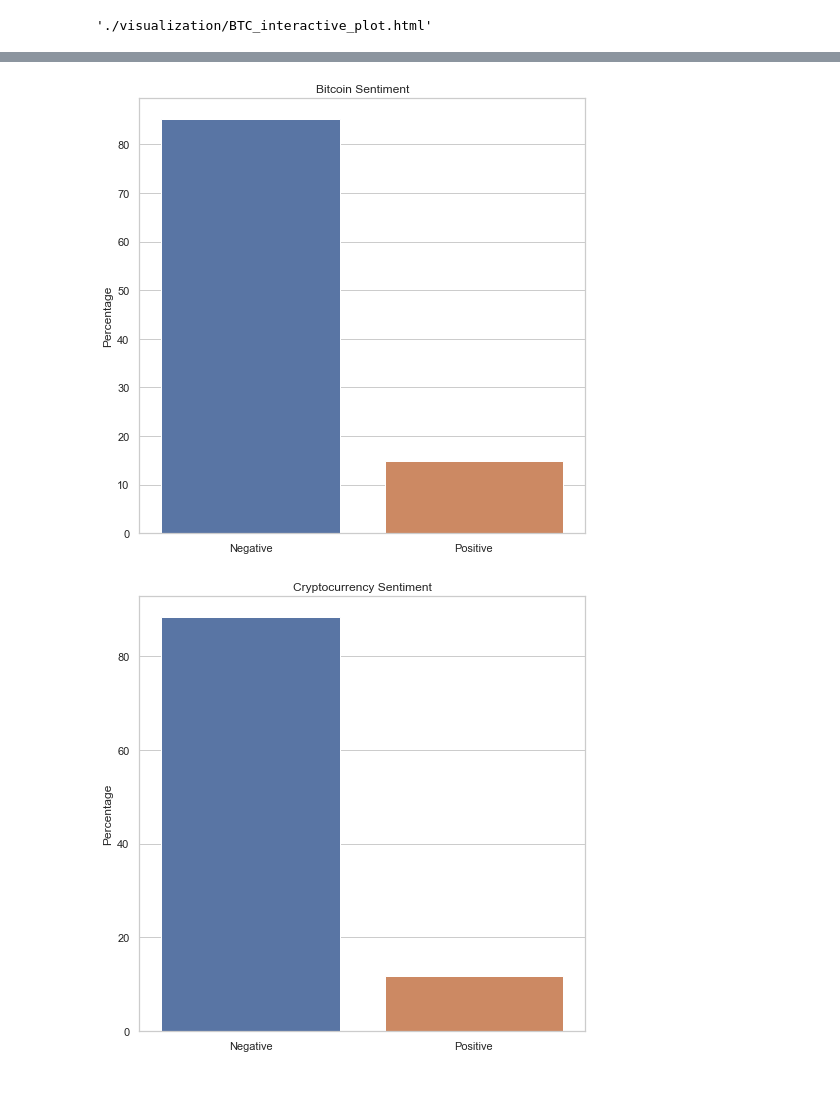
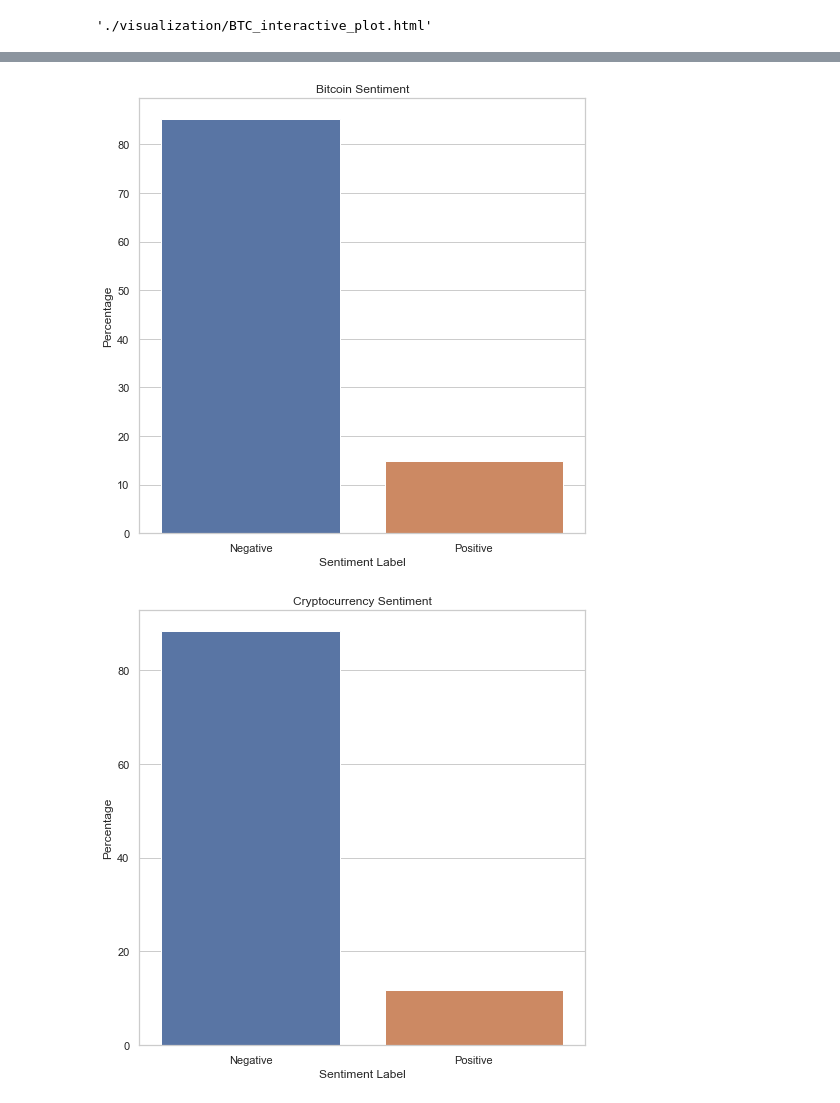
Before and after one commit to yikichen/DSCI510_Final, a Jupyter notebook: bonus_visualization.ipynb, the cells around one changed output, grey strips where cells are left out. Drawn from its saved outputs; the diff is of its cells as text; code cells hidden in the pictures.

Commit message:
revise readme, interactive plot and axis la bels

```diff
--- a/bonus_visualization.ipynb
+++ b/bonus_visualization.ipynb
@@ -151,20 +151,21 @@ plotly.offline.plot(fig, filename='./visualization/sentiment_interactive_plot.ht
 # %%
 import seaborn as sns
 import matplotlib.pyplot as plt
 import pandas as pd
 import numpy as np
 import datetime as dt
 
 df = pd.read_csv('./data/senti_analysis/transformer_sentiment/bitcoin_FTXtrans_sentiment.csv')
 counts = df.label.value_counts(normalize=True) * 100
 fig, ax = plt.subplots(figsize=(8, 8))
 sns.barplot(x=counts.index, y=counts, ax=ax)
 ax.set_title('Bitcoin Sentiment')
 ax.set_xticklabels(['Negative', 'Positive'])
+ax.set_xlabel('Sentiment Label')
 ax.set_ylabel("Percentage")
 plt.show()
 # %% [output]
-[figure, old version]
+[figure, new version]
 # %%
 import seaborn as sns
 import matplotlib.pyplot as plt
@@ -178,7 +179,8 @@ fig, ax = plt.subplots(figsize=(8, 8))
 sns.barplot(x=counts.index, y=counts, ax=ax)
 ax.set_title('Cryptocurrency Sentiment')
 ax.set_xticklabels(['Negative', 'Positive'])
+ax.set_xlabel('Sentiment Label')
 ax.set_ylabel("Percentage")
 plt.show()
 # %% [output]
-[figure, old version]
+[figure, new version]
```
Also changed, not shown: parts of 7 cells of this notebook, 23 other files.
